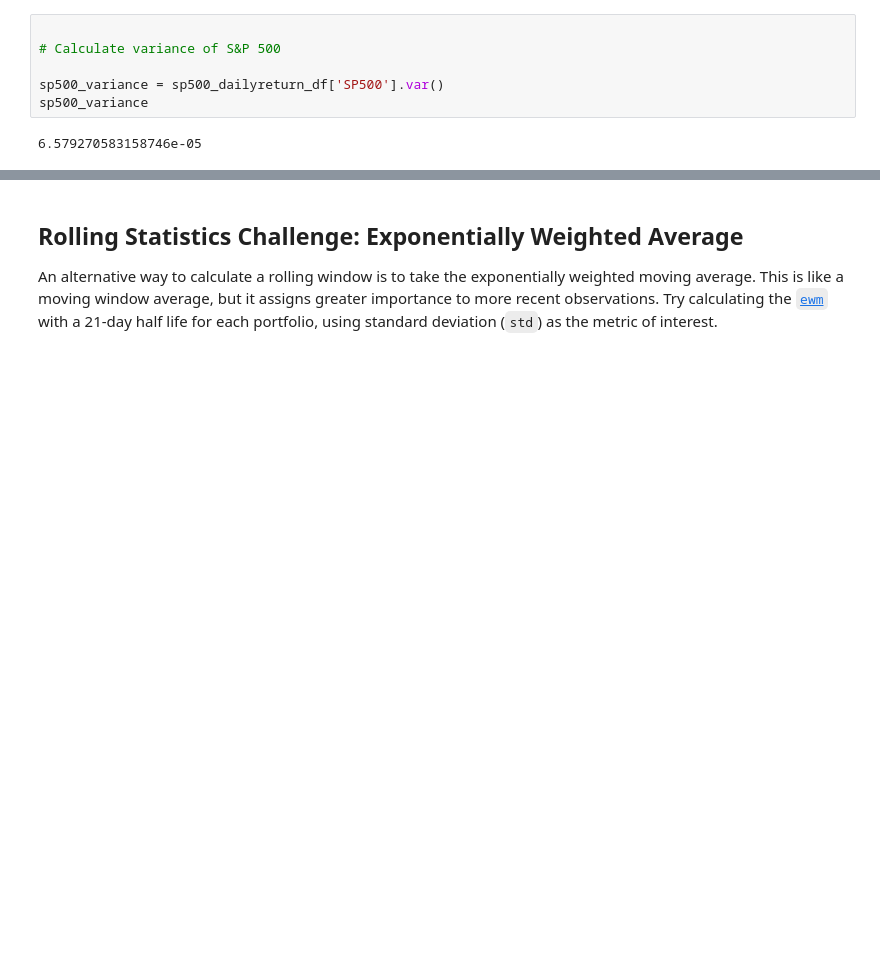
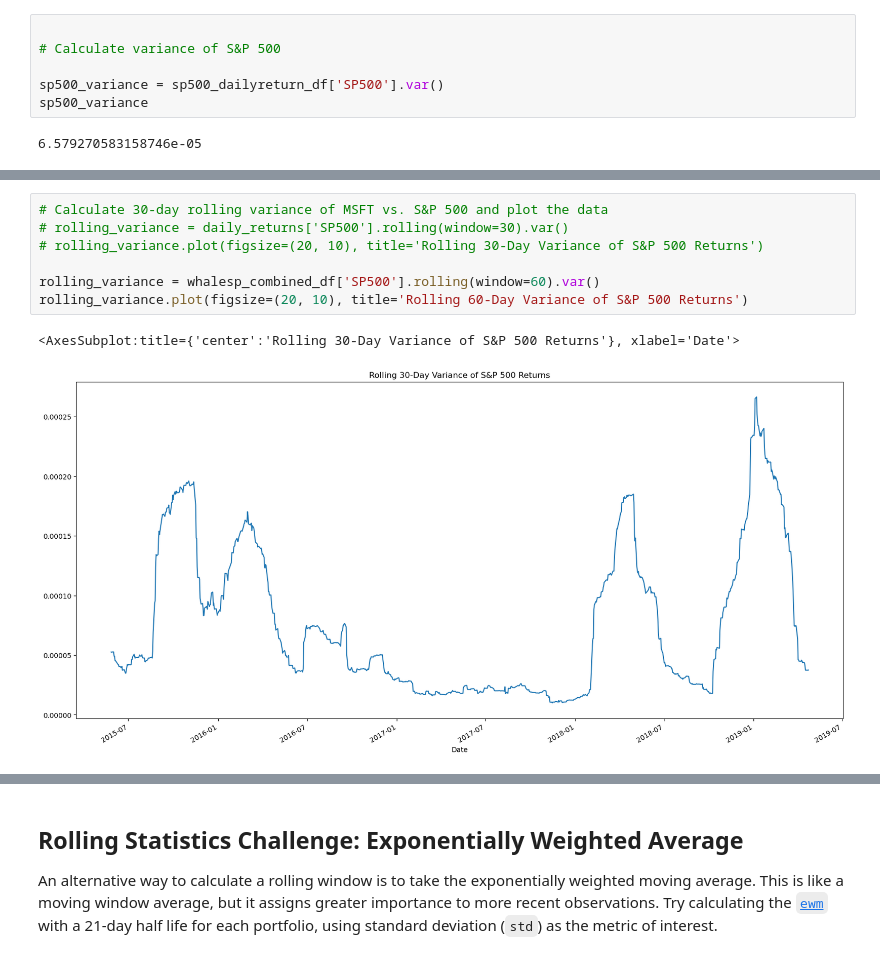
Before and after one commit to apakuki/FinTech-Bootcamp, a Jupyter notebook: FinTechBC-Homework-Unit4/Starter_Code/whale_analysis.ipynb, the cells around one changed output, grey strips where cells are left out. Drawn from its saved outputs; the diff is of its cells as text; blank space fills up the shorter version.

```diff
--- a/FinTechBC-Homework-Unit4/Starter_Code/whale_analysis.ipynb
+++ b/FinTechBC-Homework-Unit4/Starter_Code/whale_analysis.ipynb
@@ -289,0 +309,10 @@ whales_beta.plot()
+# %%
+# Calculate 30-day rolling variance of MSFT vs. S&P 500 and plot the data
+# rolling_variance = daily_returns['SP500'].rolling(window=30).var()
+# rolling_variance.plot(figsize=(20, 10), title='Rolling 30-Day Variance of S&P 500 Returns')
+
+rolling_variance = whalesp_combined_df['SP500'].rolling(window=60).var()
+rolling_variance.plot(figsize=(20, 10), title='Rolling 60-Day Variance of S&P 500 Returns')
+# %% [output]
+<AxesSubplot:title={'center':'Rolling 30-Day Variance of S&P 500 Returns'}, xlabel='Date'>
+[figure, added]
```
Also changed, not shown: parts of 12 cells of this notebook.
